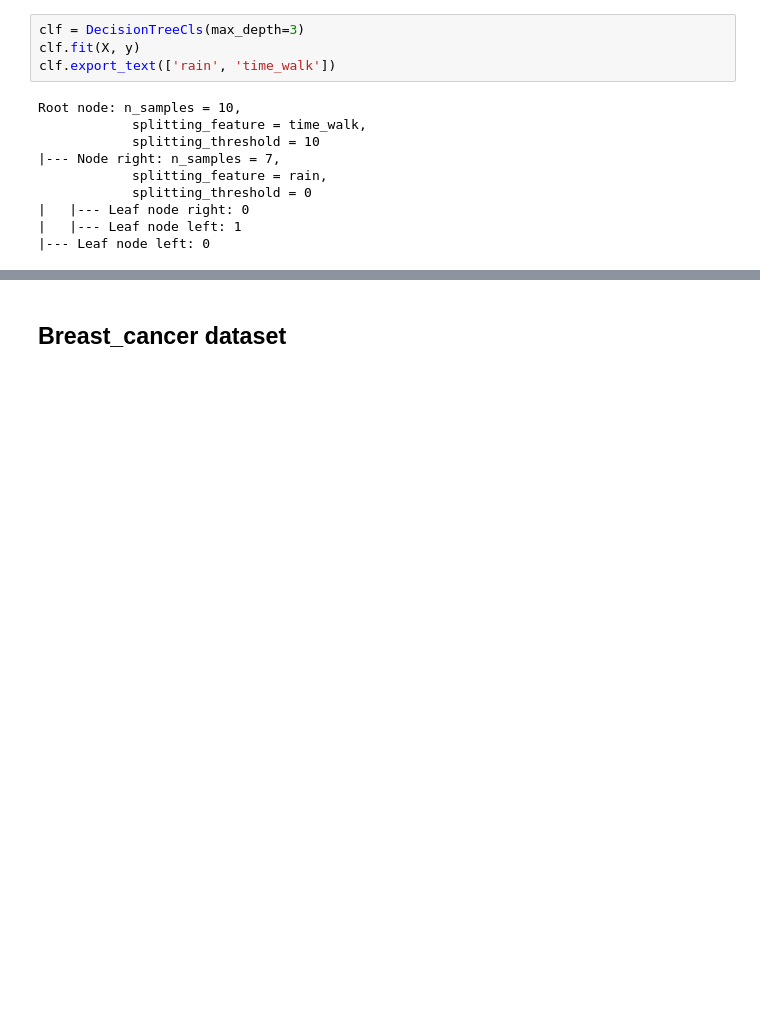
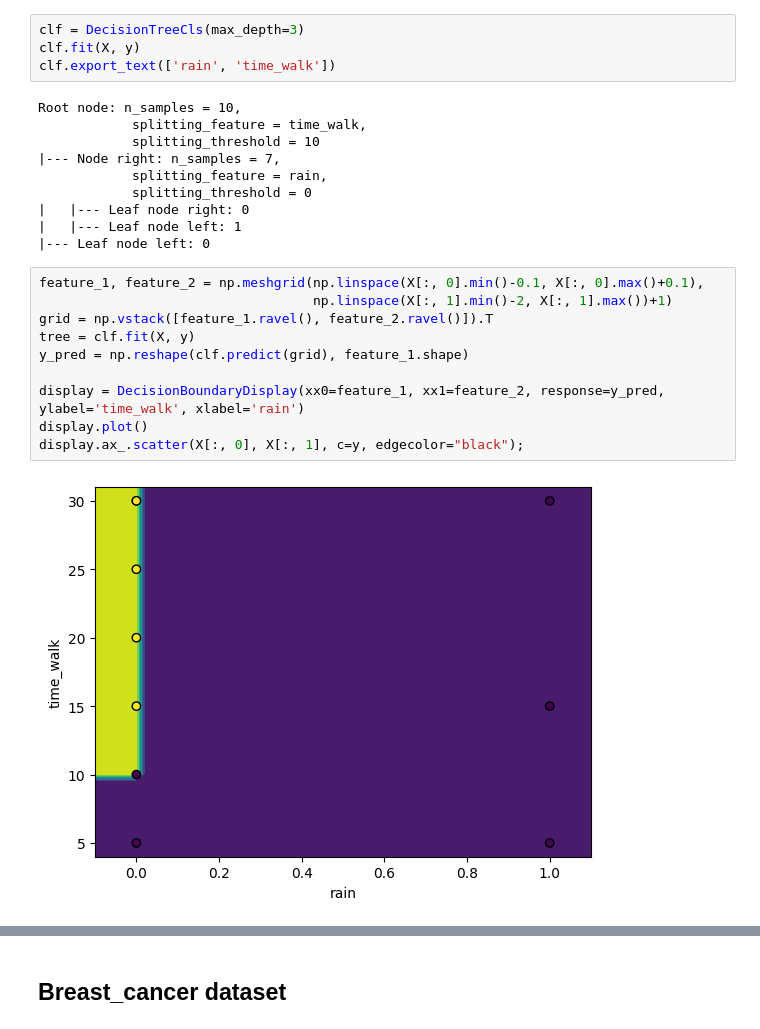
Before and after one commit to GregSikoraPhD/ML_from_scratch, a Jupyter notebook: Decision_tree_classyfier/notebooks/Decision_trees.ipynb, the cells around one changed output, grey strips where cells are left out. Drawn from its saved outputs; the diff is of its cells as text; blank space fills up the shorter version.

Commit message:
decision boundary plot added

```diff
--- a/Decision_tree_classyfier/notebooks/Decision_trees.ipynb
+++ b/Decision_tree_classyfier/notebooks/Decision_trees.ipynb
@@ -32,4 +33,16 @@ Root node: n_samples = 10,
 |   |--- Leaf node right: 0
 |   |--- Leaf node left: 1
 |--- Leaf node left: 0
+# %%
+feature_1, feature_2 = np.meshgrid(np.linspace(X[:, 0].min()-0.1, X[:, 0].max()+0.1),
+                                   np.linspace(X[:, 1].min()-2, X[:, 1].max())+1)
+grid = np.vstack([feature_1.ravel(), feature_2.ravel()]).T
+tree = clf.fit(X, y)
+y_pred = np.reshape(clf.predict(grid), feature_1.shape)
+
+display = DecisionBoundaryDisplay(xx0=feature_1, xx1=feature_2, response=y_pred, ylabel='time_walk', xlabel='rain')
+display.plot()
+display.ax_.scatter(X[:, 0], X[:, 1], c=y, edgecolor="black");
+# %% [output]
+[figure, added]
 # %%
```
Also changed, not shown: parts of 2 cells of this notebook.
